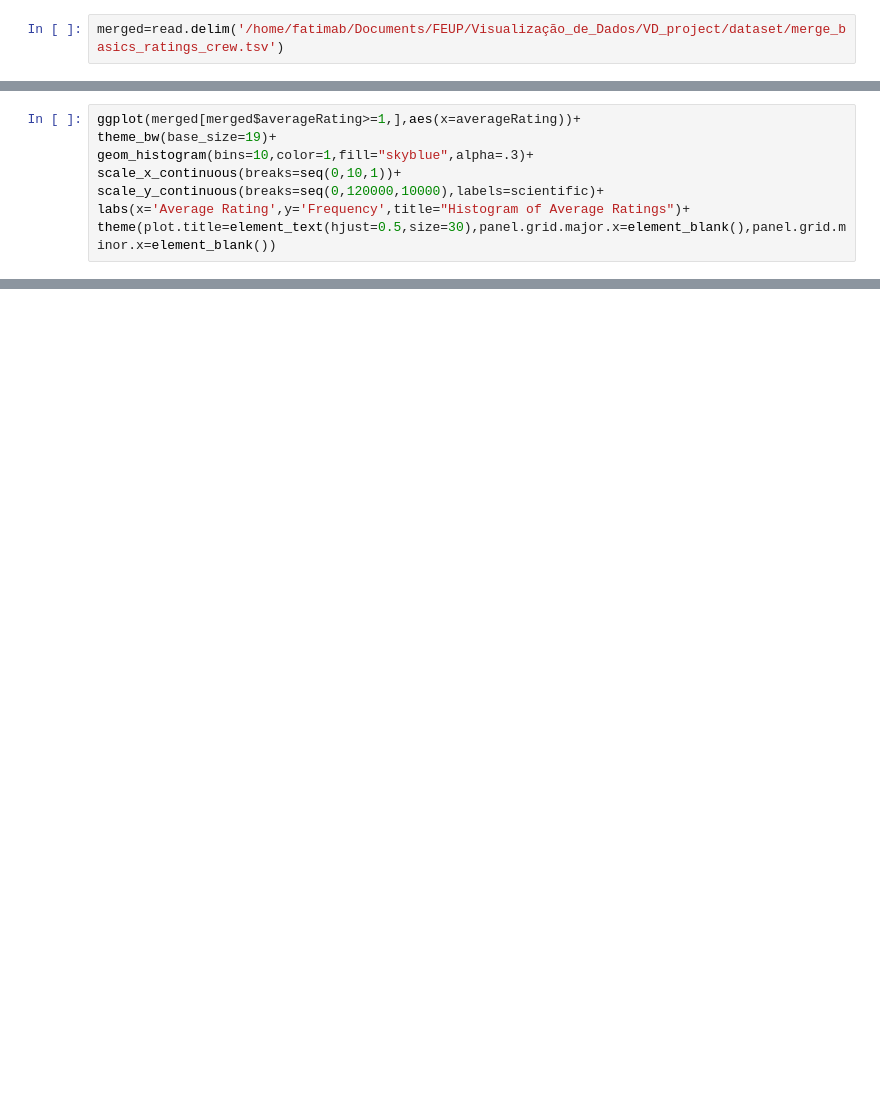
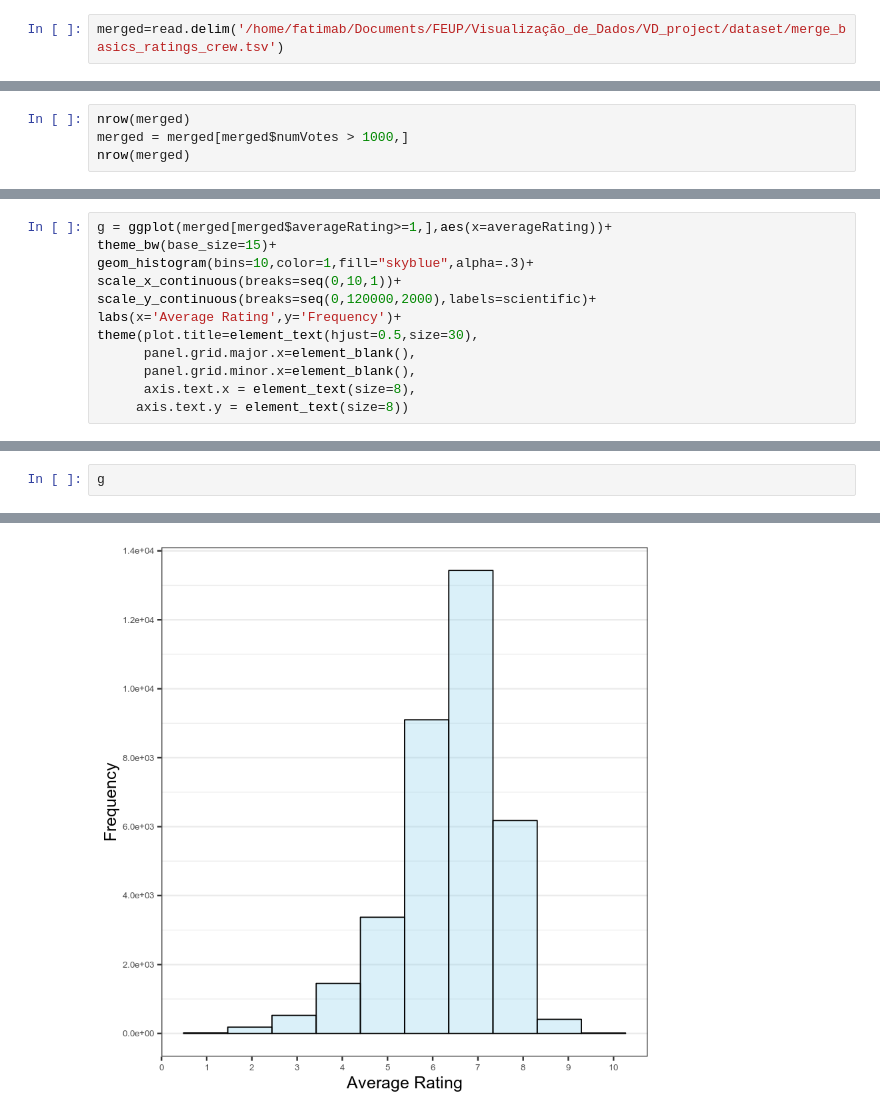
Before and after one commit to fsbarros98/IMDb_analysis, a Jupyter notebook: src/04_Ratings_Histogram.ipynb, the cells around one changed output, grey strips where cells are left out. Drawn from its saved outputs; the diff is of its cells as text; blank space fills up the shorter version.

Commit message:
changing some plotting and saving conf for the report

```diff
--- a/src/04_Ratings_Histogram.ipynb
+++ b/src/04_Ratings_Histogram.ipynb
@@ -5,0 +22,4 @@ library(scales)
+# %%
+nrow(merged)
+merged = merged[merged$numVotes > 1000,]
+nrow(merged)
@@ -6,8 +29,12 @@ library(scales)
 # %%
-ggplot(merged[merged$averageRating>=1,],aes(x=averageRating))+
-theme_bw(base_size=19)+
+g = ggplot(merged[merged$averageRating>=1,],aes(x=averageRating))+
+theme_bw(base_size=15)+
 geom_histogram(bins=10,color=1,fill="skyblue",alpha=.3)+
 scale_x_continuous(breaks=seq(0,10,1))+
-scale_y_continuous(breaks=seq(0,120000,10000),labels=scientific)+
-labs(x='Average Rating',y='Frequency',title="Histogram of Average Ratings")+
-theme(plot.title=element_text(hjust=0.5,size=30),panel.grid.major.x=element_blank(),panel.grid.minor.x=element_blank())
+scale_y_continuous(breaks=seq(0,120000,2000),labels=scientific)+
+labs(x='Average Rating',y='Frequency')+
+theme(plot.title=element_text(hjust=0.5,size=30),
+      panel.grid.major.x=element_blank(),
+      panel.grid.minor.x=element_blank(),
+      axis.text.x = element_text(size=8),
+     axis.text.y = element_text(size=8))
@@ -17,0 +41,3 @@ Warning message:
+# %%
+g
+# %% [output]
@@ -17,0 +46 @@ Warning message:
+[figure, added]
```
Also changed, not shown: parts of 6 cells of this notebook, 4 other files.
